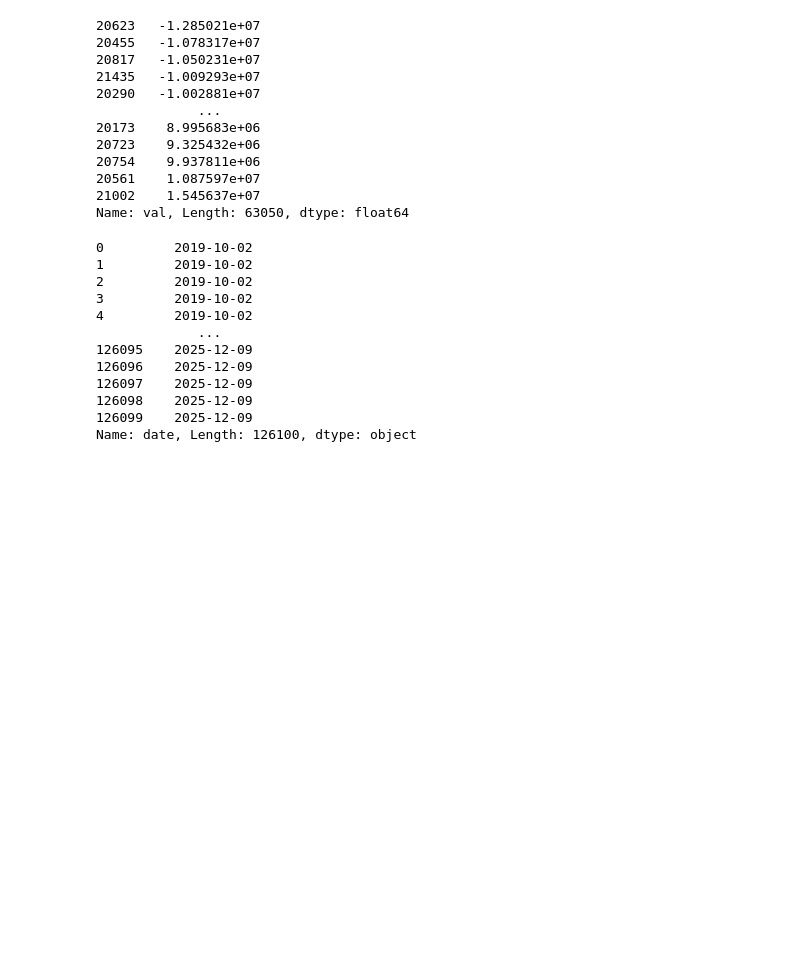
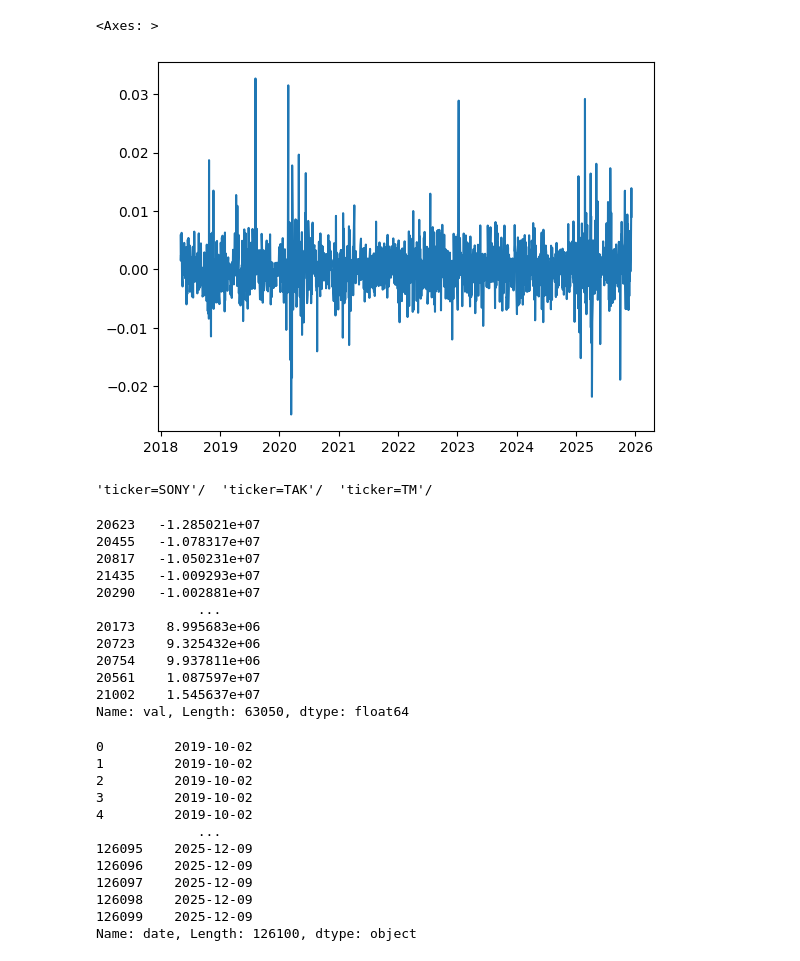
Before and after one commit to petermelq/research_adr, a Jupyter notebook: notebooks/bt_with_fees2.ipynb, the cells around one changed output. Saved outputs shown, nothing was run; the diff lists cells and outputs as text; code cells hidden in the pictures; blank space fills up the shorter version.

```diff
--- a/notebooks/bt_with_fees2.ipynb
+++ b/notebooks/bt_with_fees2.ipynb
@@ -154,3 +165,6 @@ dtype: float64
 # %%
-by_ticker['GSK'].sort_values()
+ticker = 'NVS'
+signal_dir = os.path.join('..', 'data', 'processed', 'futures_only_signal')
+signal_df = pd.read_parquet(os.path.join(signal_dir, f'ticker={ticker}'), columns=['signal'])
+signal_df
 # %% [output]
@@ -170,3 +184,12 @@ Name: GSK, Length: 1408, dtype: float64
+# %%
+signal_df['signal'].groupby(signal_df.index.date).last().plot()
+# %% [output]
+<Axes: >
+[figure, added]
+# %%
+ls ../data/processed/futures_only_signal/
+# %% [output]
+'ticker=SONY'/  'ticker=TAK'/  'ticker=TM'/
 # %%
 open_df = trade_df.sort_values('timestamp').groupby(['ticker','date']).first().reset_index()
 open_df['val'] = open_df['size'] * open_df['price']
```
Also changed, not shown: parts of 9 cells of this notebook, 22 other files.
